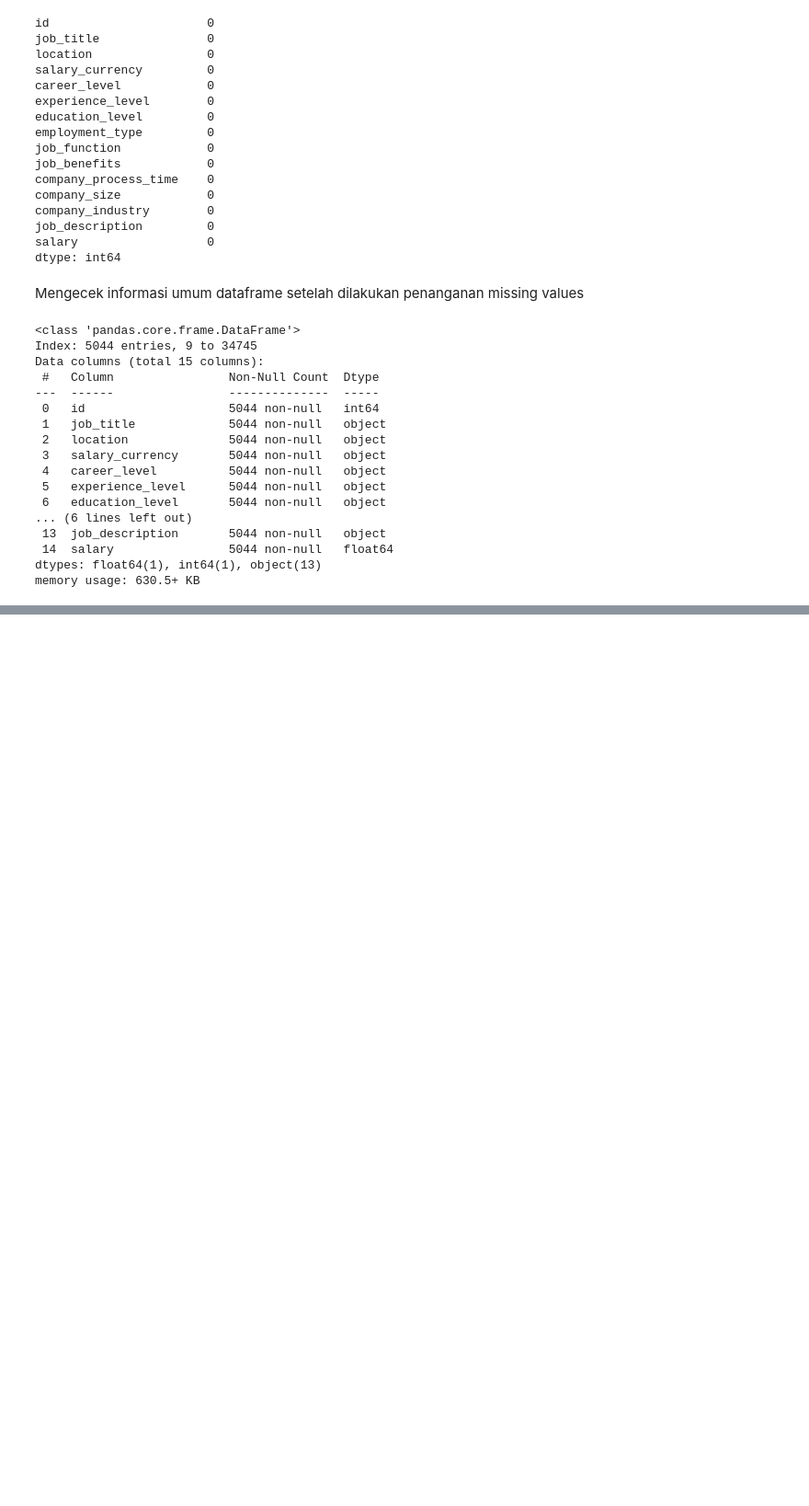
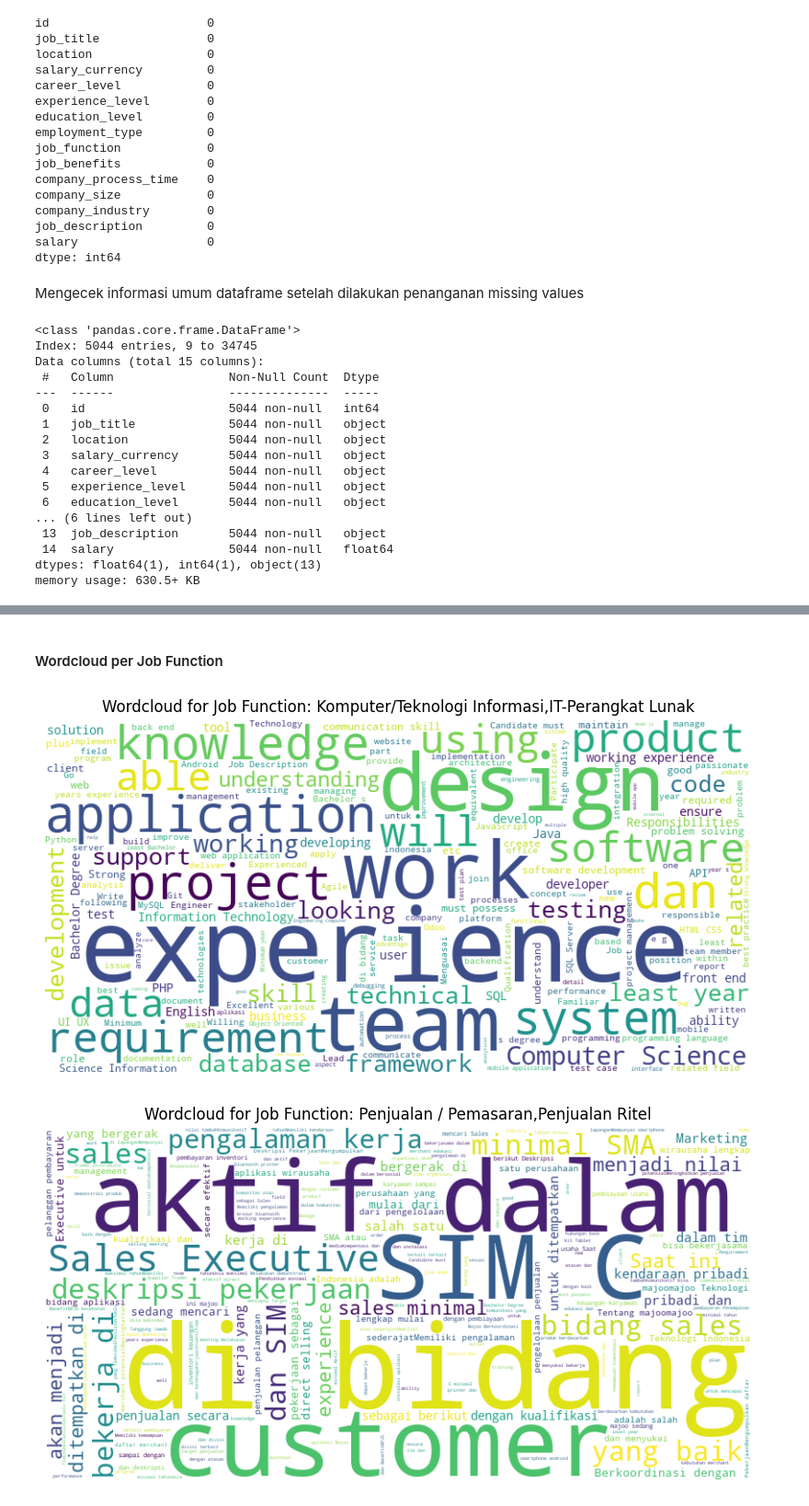
Before and after one commit to muhanangmahrub/Career-Path-Navigator, a Jupyter notebook: notebooks/anang/EDA & Visualization.ipynb, the cells around one changed output, grey strips where cells are left out. Shown at 92% size. Cells and saved outputs as stored; diff of their text form; code cells hidden in the pictures; blank space fills up the shorter version.

```diff
--- a/notebooks/anang/EDA & Visualization.ipynb
+++ b/notebooks/anang/EDA & Visualization.ipynb
@@ -170,0 +191,11 @@ memory usage: 630.5+ KB
+# %%
+def clean_text(text):
+    text = text.lower()
+    text = re.sub(r'\w*\d\w*', ' ', text)
+    text = re.sub('[%s]' % re.escape(string.punctuation), ' ', text)
+    text = re.sub(' +', ' ', text)
+    # text = remove_stopwords(text)
+    # text = lemmatize(text)
+    return text
+
+df_clean['job_description_cleaned'] = df_clean['job_description'].apply(clean_text)
@@ -170,0 +359,18 @@ memory usage: 630.5+ KB
+# %% [markdown]
+#### Wordcloud per Job Function
+# %%
+top_functions = final_df["job_function"].value_counts().head(3).index
+
+for func in top_functions:
+    text = " ".join(final_df[final_df["job_function"] == func]["job_description"].astype(str))
+
+    wordcloud = WordCloud(width=800, height=400, background_color="white").generate(text)
+
+    plt.figure(figsize=(10,5))
+    plt.imshow(wordcloud, interpolation="bilinear")
+    plt.axis("off")
+    plt.title(f"Wordcloud for Job Function: {func}")
+    plt.show()
+# %% [output]
+[figure, added]
+[figure, added]
```
Also changed, not shown: parts of 29 cells of this notebook, 2 other files.
